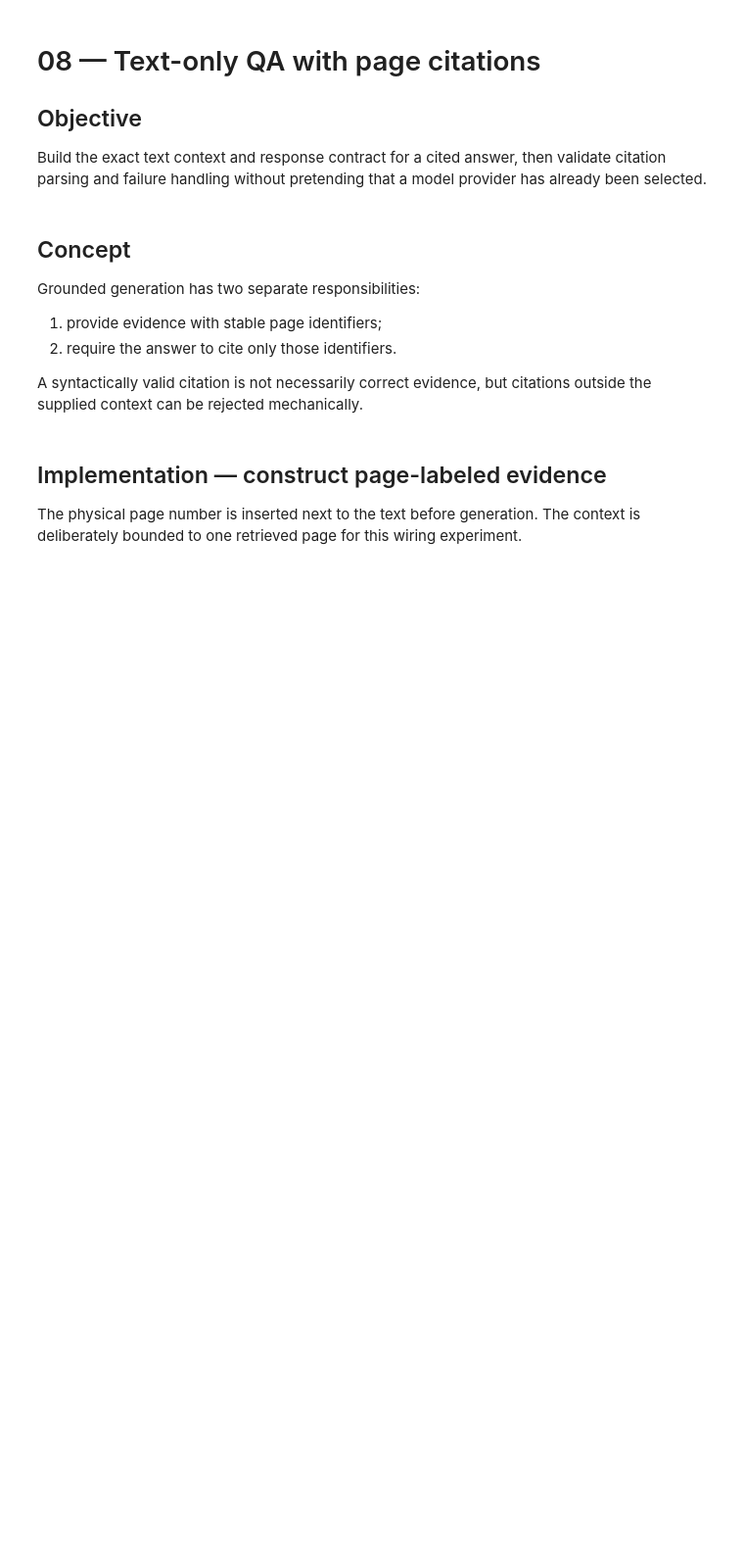
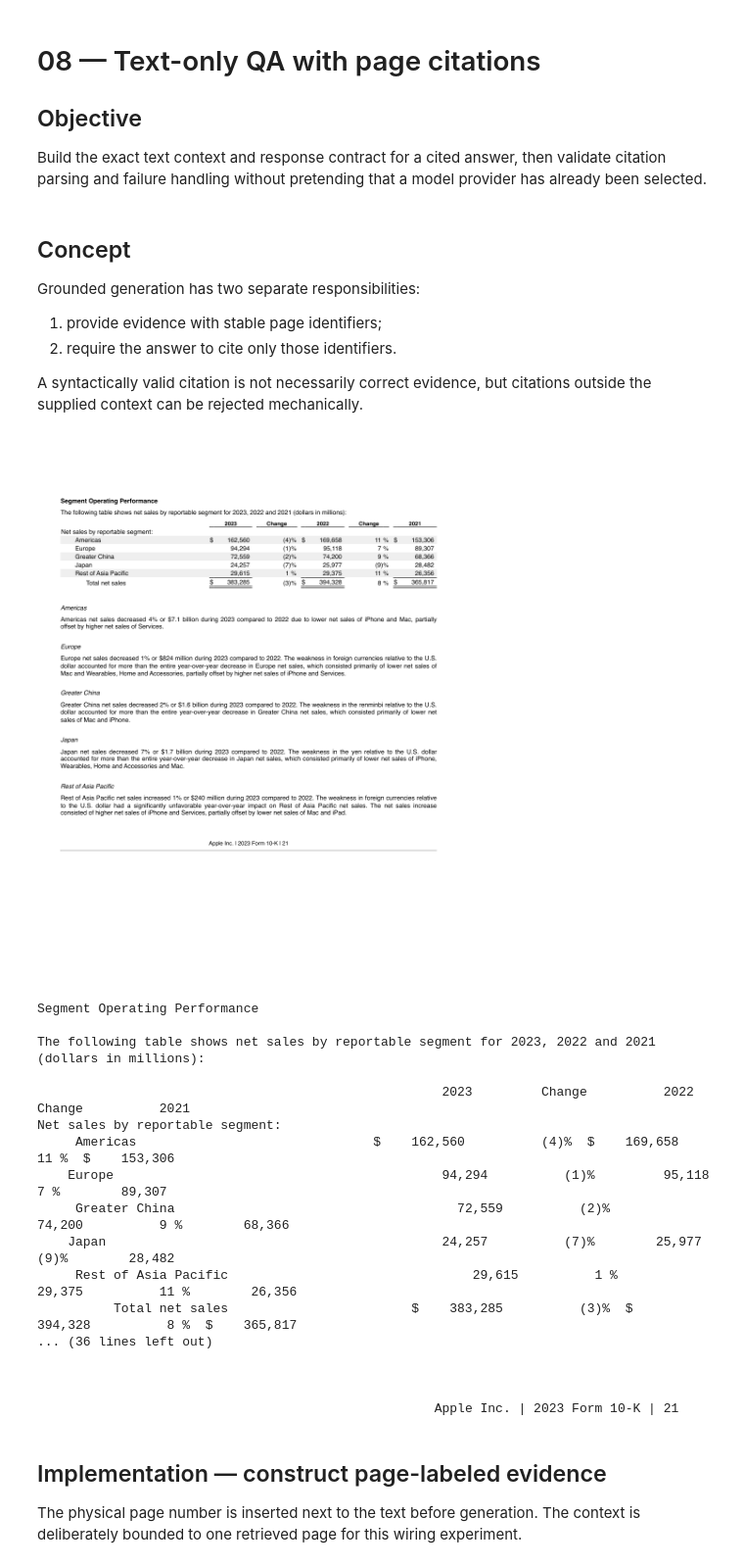
Before and after one commit to ROUSenghak/Multimodal-Document-Intelligence, a Jupyter notebook: notebooks/project/08_text_qa_with_citations.ipynb, the cells around one changed output. Shown at 98% size. Drawn from its saved outputs; the diff is of its cells as text; code cells hidden in the pictures; blank space fills up the shorter version.

```diff
--- a/notebooks/project/08_text_qa_with_citations.ipynb
+++ b/notebooks/project/08_text_qa_with_citations.ipynb
@@ -33,6 +33,41 @@ SLIDES_PDF = PROJECT_ROOT / "data" / "documents" / "ch2.pdf"
 MODEL_PROVIDER = None
 MODEL_NAME = None
 TEMPERATURE = 0
+# %%
+import pymupdf
+from IPython.display import display, Image
+
+pdf_path = PROJECT_ROOT / "data/documents/apple_10k.pdf"
+
+with pymupdf.open(pdf_path) as doc:
+    page = doc[31]  # Physical page 32
+
+    # Display the actual page
+    pix = page.get_pixmap(matrix=pymupdf.Matrix(1.5, 1.5))
+    display(Image(data=pix.tobytes("png")))
+
+    # Extract text from the same page
+    text = page.get_text("text", sort=True)
+    print(text)
+# %% [output]
+[figure, added]
+Segment Operating Performance
+
+The following table shows net sales by reportable segment for 2023, 2022 and 2021 (dollars in millions):
+
+                                                     2023         Change          2022         Change          2021
+Net sales by reportable segment:
+     Americas                               $    162,560          (4)%  $    169,658          11 %  $    153,306
+    Europe                                           94,294          (1)%         95,118          7 %        89,307
+     Greater China                                     72,559          (2)%        74,200          9 %        68,366
+    Japan                                            24,257          (7)%        25,977          (9)%        28,482
+     Rest of Asia Pacific                                29,615          1 %        29,375          11 %        26,356
+          Total net sales                        $    383,285          (3)%  $    394,328          8 %  $    365,817
+... (36 lines left out)
+
+
+
+                                                    Apple Inc. | 2023 Form 10-K | 21
 # %% [markdown]
 ## Implementation — construct page-labeled evidence
 
```
